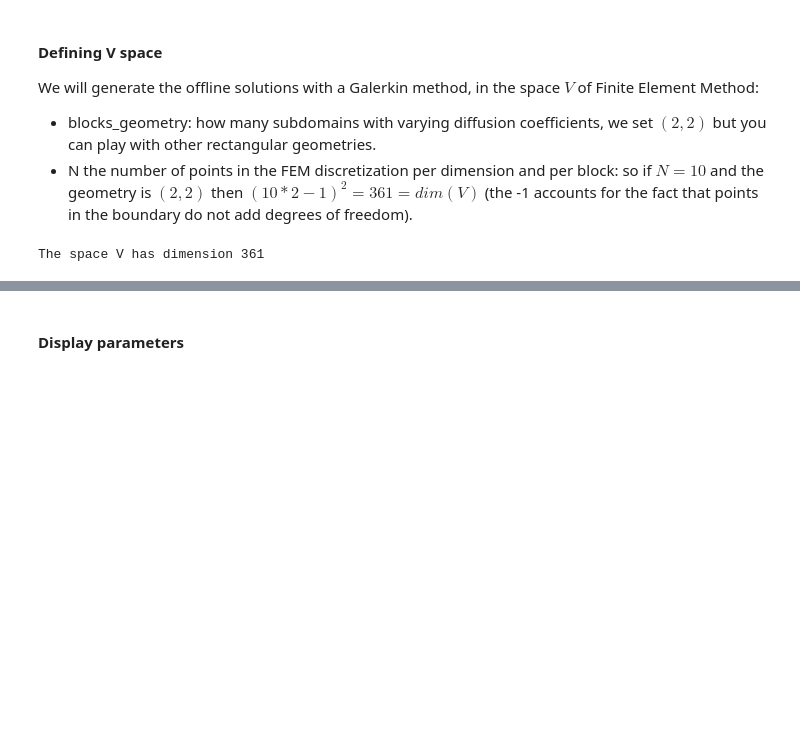
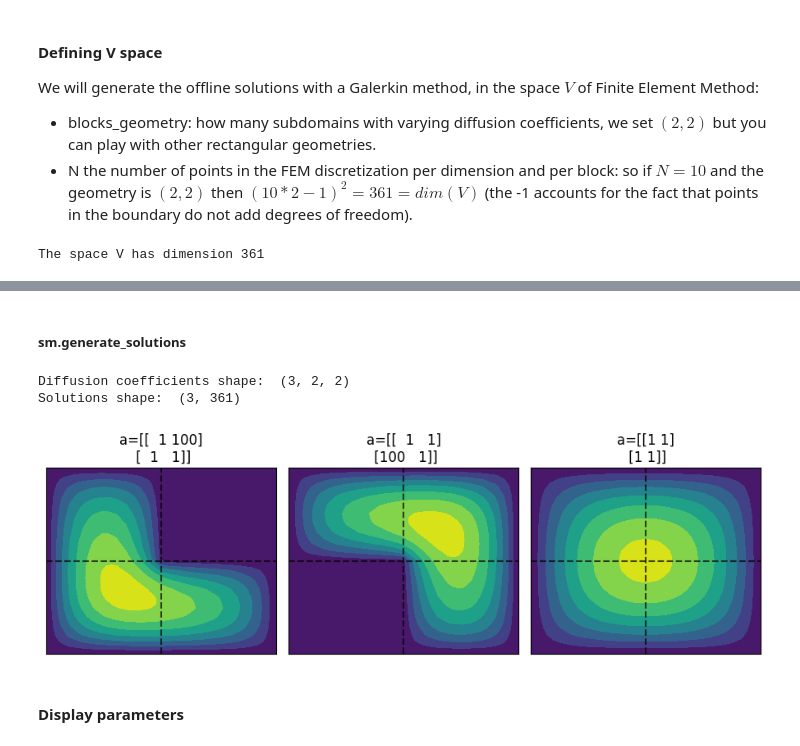
Before and after one commit to agussomacal/ROMHighContrast, a Jupyter notebook: src/notebooks/InverseProblemPipeline.ipynb, the cells around one changed output, grey strips where cells are left out. Drawn from its saved outputs; the diff is of its cells as text; code cells hidden in the pictures; blank space fills up the shorter version.

```diff
--- a/src/notebooks/InverseProblemPipeline.ipynb
+++ b/src/notebooks/InverseProblemPipeline.ipynb
@@ -87,3 +130,39 @@ The space V has dimension 361
+# %% [markdown]
+##### sm.generate_solutions
+# %%
+number_of_solutions = 3
+number_of_points = 100
+
+# define the matrix of diffusion coefficients \theta for each solution u to be computed.
+diffusion_coefficients=[
+    [[1, 1],
+    [1, 100]],
+
+    [[100, 1],
+    [1, 1]],
+
+    [[1, 1],
+    [1, 1]],
+]
+print("Diffusion coefficients shape: ", np.shape(diffusion_coefficients))
+
+# generate as many solutions as diffusion coefficients matrices given
+u = sm.generate_solutions(a2try=diffusion_coefficients)
+print("Solutions shape: ", np.shape(u))
+plot_solutions_together(
+    sm,
+    diffusion_coefficients=diffusion_coefficients,
+    solutions=u,
+    num_points_per_dim_to_plot=num_points_per_dim_to_plot,
+    contour_levels=7,
+    axes_xy_proportions=axes_xy_proportions,
+    titles=[r"$u_{}$".format(i) for i in range(number_of_solutions)],
+    colorbar=False,
+    measurement_points=None)
+# %% [output]
+Diffusion coefficients shape:  (3, 2, 2)
+Solutions shape:  (3, 361)
+[figure, added]
 # %% [markdown]
 #### Display parameters
 # %%
```
Also changed, not shown: parts of 12 cells of this notebook, 1 other file.
